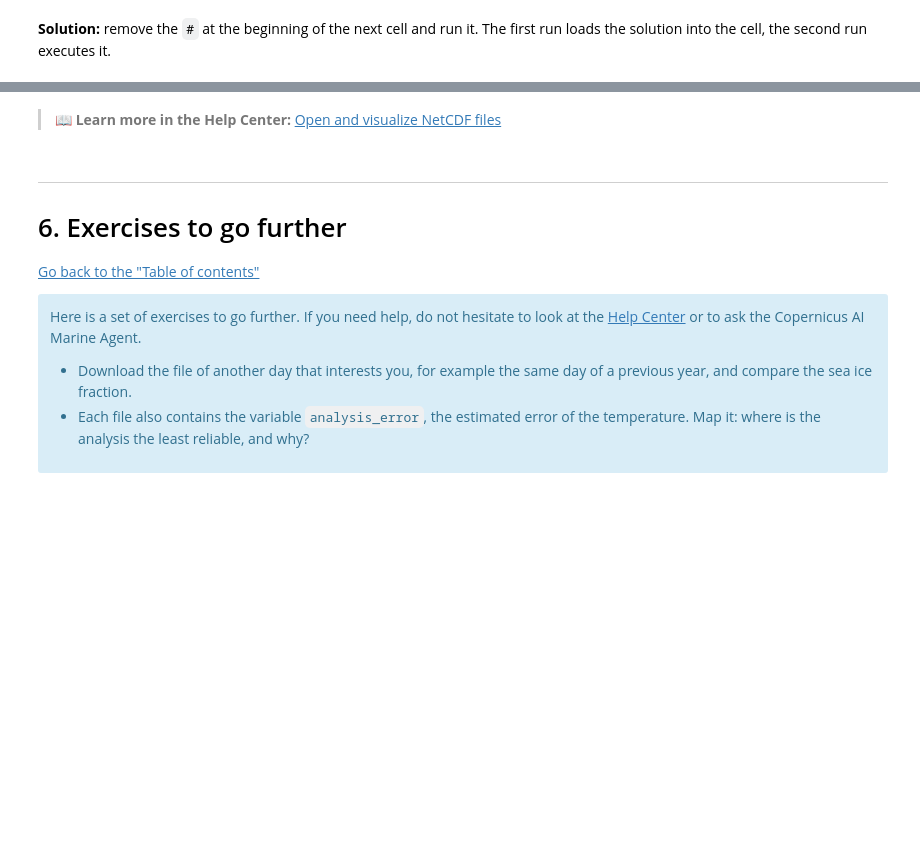
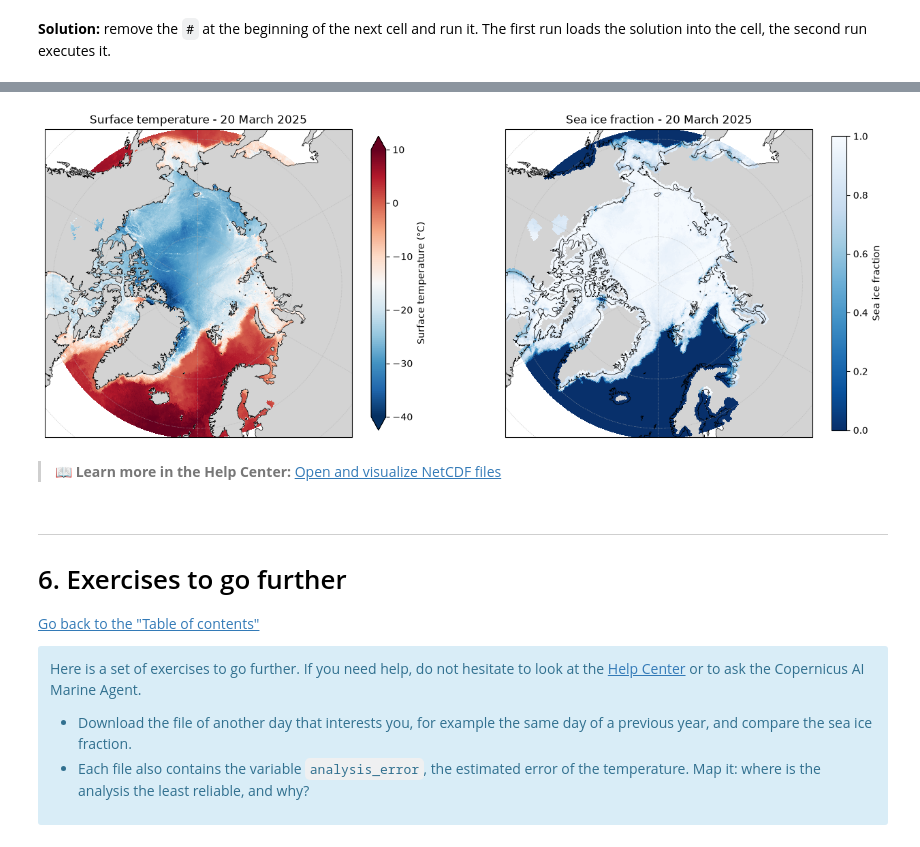
Before and after one commit to gkoenig-mercator/Training_Toolbox, a Jupyter notebook: ARCTBX-01-get.ipynb, the cells around one changed output, grey strips where cells are left out. Drawn from its saved outputs; the diff is of its cells as text; code cells hidden in the pictures; blank space fills up the shorter version.

```diff
--- a/ARCTBX-01-get.ipynb
+++ b/ARCTBX-01-get.ipynb
@@ -468,3 +613,30 @@ Use `xr.open_dataset` with the path of the file, then the same `plot_arctic_map`
 **Solution:** remove the `#` at the beginning of the next cell and run it. The first run loads the solution into the cell, the second run executes it.
 # %%
 # %load _solved/ARCTBX-01-get_exercise-4.py
+# Get the file of 20 March 2025 (it is not downloaded again if it is already there)
+maximum_response = copernicusmarine.get(
+    dataset_id=dataset_id,
+    filter="*20250320*",
+    output_directory=data_directory,
+)
+maximum_data = xr.open_dataset(maximum_response.files[0].file_path)
+
+# Two maps side by side, with the same colour scales as the September maps
+fig, axes = plt.subplots(1, 2, figsize=(16, 8), subplot_kw={"projection": ccrs.NorthPolarStereo()})
+
+plot_arctic_map(
+    maximum_data["analysed_st"] - 273.15,
+    "Surface temperature - 20 March 2025",
+    ax=axes[0],
+    cmap="RdBu_r", vmin=-40, vmax=10,
+    cbar_kwargs={"label": "Surface temperature (°C)", "shrink": 0.7},
+)
+plot_arctic_map(
+    maximum_data["sea_ice_fraction"],
+    "Sea ice fraction - 20 March 2025",
+    ax=axes[1],
+    cmap="Blues_r", vmin=0, vmax=1,
+    cbar_kwargs={"label": "Sea ice fraction", "shrink": 0.7},
+)
+plt.show()
+# %% [output]
@@ -471,3 +647,4 @@ Use `xr.open_dataset` with the path of the file, then the same `plot_arctic_map`
+[figure, added]
 # %% [markdown]
 > 📖 **Learn more in the Help Center:** [Open and visualize NetCDF files](https://help.marine.copernicus.eu/en/articles/4792430-open-and-visualize-netcdf-files)
 # %% [markdown]
```
Also changed, not shown: parts of 22 cells of this notebook, 6 other files.
